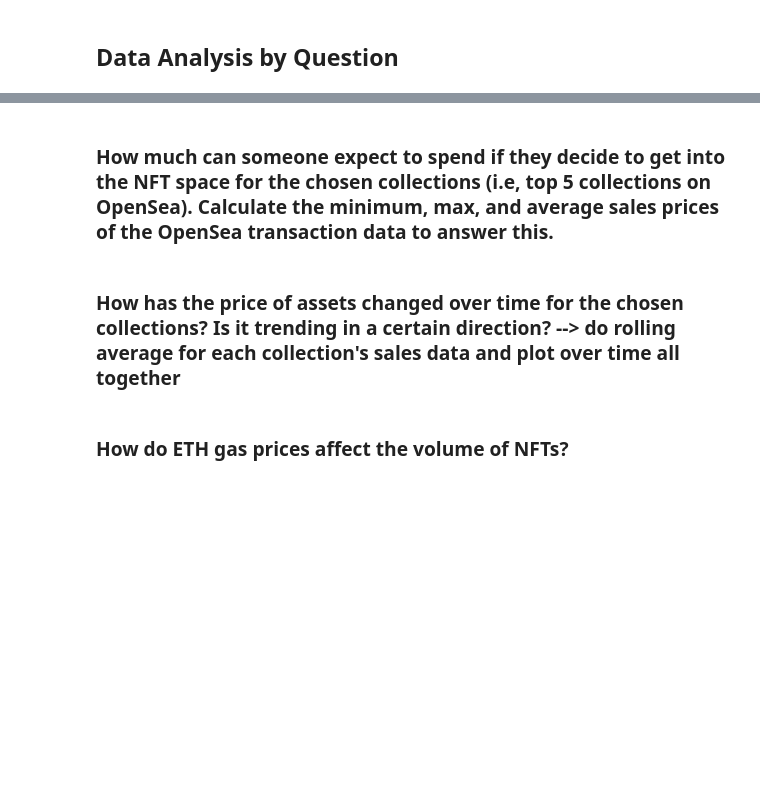
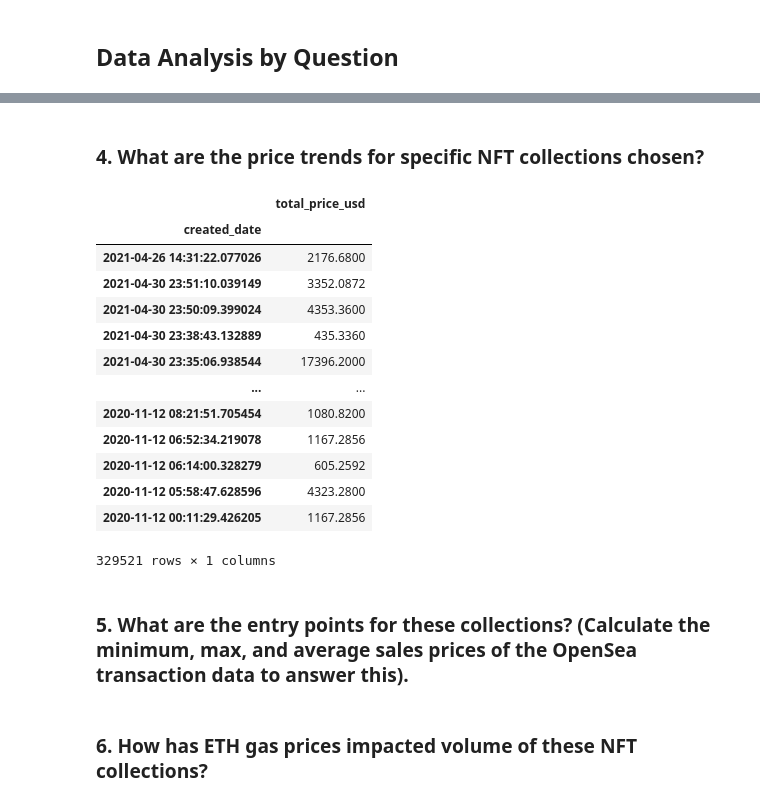
Before and after one commit to bradkaley/NFT_Market_Analysis, a Jupyter notebook: Part_2_Data_Collection_Analysis.ipynb, the cells around one changed output, grey strips where cells are left out. Saved outputs shown, nothing was run; the diff lists cells and outputs as text; code cells hidden in the pictures; blank space fills up the shorter version.

```diff
--- a/Part_2_Data_Collection_Analysis.ipynb
+++ b/Part_2_Data_Collection_Analysis.ipynb
@@ -440,0 +451,31 @@ volume_comparison_plot
+# %% [markdown]
+### 4. What are the price trends for specific NFT collections chosen?
+# %%
+#Concatenate NFT asset price listings over time across the different collections
+filtered_bored_ape_listings = bored_ape_listings.iloc[:, [5,9]]
+filtered_mutant_ape_listings = mutant_ape_listings.iloc[:, [5,9]]
+filtered_sandbox_listings = sandbox_listings.iloc[:, [5,9]]
+filtered_baby_ape_listings = baby_ape_listings.iloc[:, [5,9]]
+
+nft_listing_prices = pd.concat([filtered_bored_ape_listings,filtered_mutant_ape_listings,filtered_sandbox_listings,filtered_baby_ape_listings], axis="rows", join="outer")
+nft_listing_prices.set_index(nft_listing_prices["created_date"],inplace=True)
+nft_listing_prices.drop(columns="created_date",inplace=True)
+
+nft_listing_prices
+
+nft_listing_prices
+# %% [output]
+|  | total_price_usd |
+| created_date |  |
+| 2021-04-26 14:31:22.077026 | 2176.6800 |
+| 2021-04-30 23:51:10.039149 | 3352.0872 |
+| 2021-04-30 23:50:09.399024 | 4353.3600 |
+| 2021-04-30 23:38:43.132889 | 435.3360 |
+| 2021-04-30 23:35:06.938544 | 17396.2000 |
+| ... | ... |
+| 2020-11-12 08:21:51.705454 | 1080.8200 |
+| 2020-11-12 06:52:34.219078 | 1167.2856 |
+| 2020-11-12 06:14:00.328279 | 605.2592 |
+| 2020-11-12 05:58:47.628596 | 4323.2800 |
+| 2020-11-12 00:11:29.426205 | 1167.2856 |
+329521 rows × 1 columns
@@ -441,5 +485,5 @@ volume_comparison_plot
 # %% [markdown]
-### How much can someone expect to spend if they decide to get into the NFT space for the chosen collections (i.e, top 5 collections on OpenSea). Calculate the minimum, max, and average sales prices of the OpenSea transaction data to answer this.
+### 5. What are the entry points for these collections? (Calculate the minimum, max, and average sales prices of the OpenSea transaction data to answer this).
 # %%
 bored_ape_sale_price_df["timestamp"] = pd.to_datetime(bored_ape_sale_price_df["timestamp"])
 
@@ -454,7 +498,5 @@ sandbox_sale_price_df["timestamp"] = pd.to_datetime(sandbox_sale_price_df["times
 
 baby_ape_sale_price_df = pd.DataFrame(baby_ape_sales[["timestamp", "total_price_usd"]])
 baby_ape_sale_price_df["timestamp"] = pd.to_datetime(baby_ape_sale_price_df["timestamp"])
-# %% [markdown]
-### How has the price of assets changed over time for the chosen collections? Is it trending in a certain direction?  --> do rolling average for each collection's sales data and plot over time all together
 # %% [markdown]
-### How do ETH gas prices affect the volume of NFTs?
+### 6. How has ETH gas prices impacted volume of these NFT collections?
```
Also changed, not shown: parts of 32 cells of this notebook, 3 other files.
